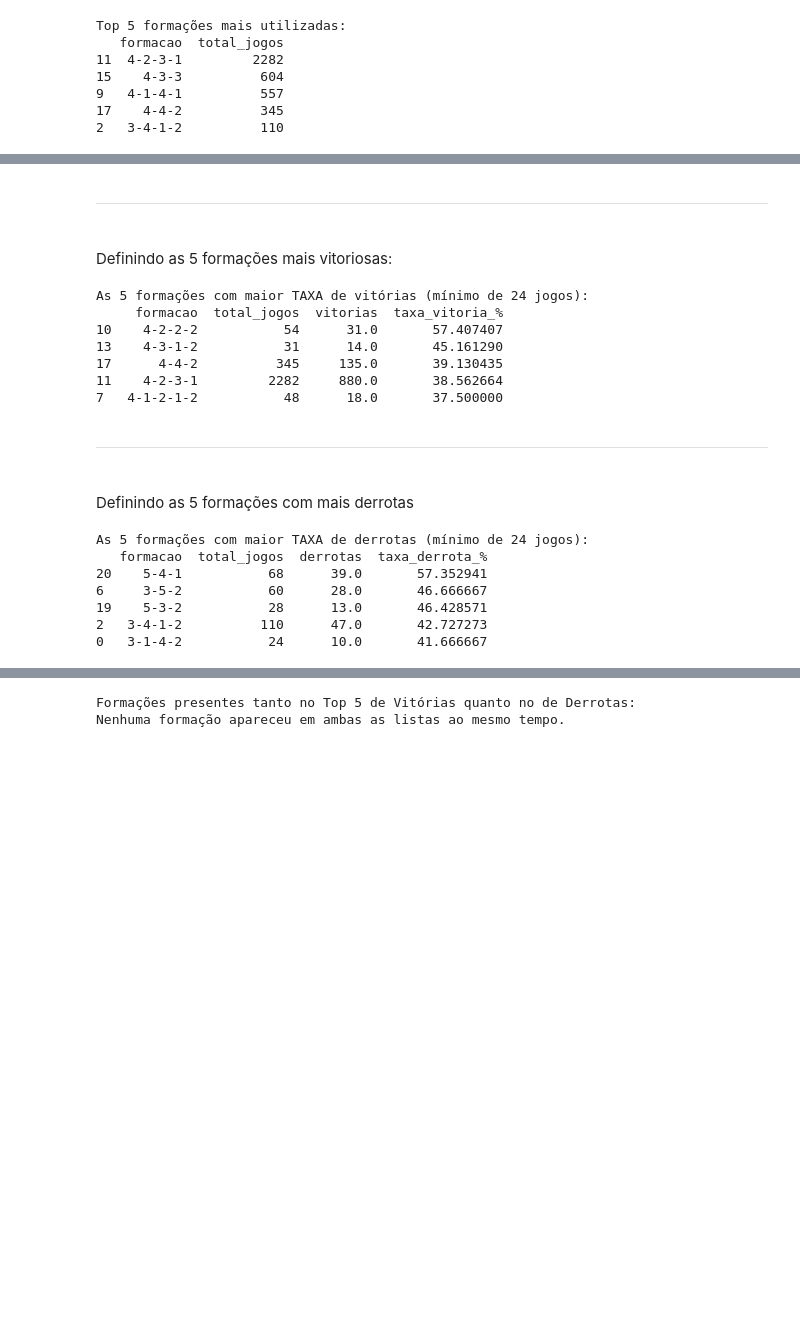
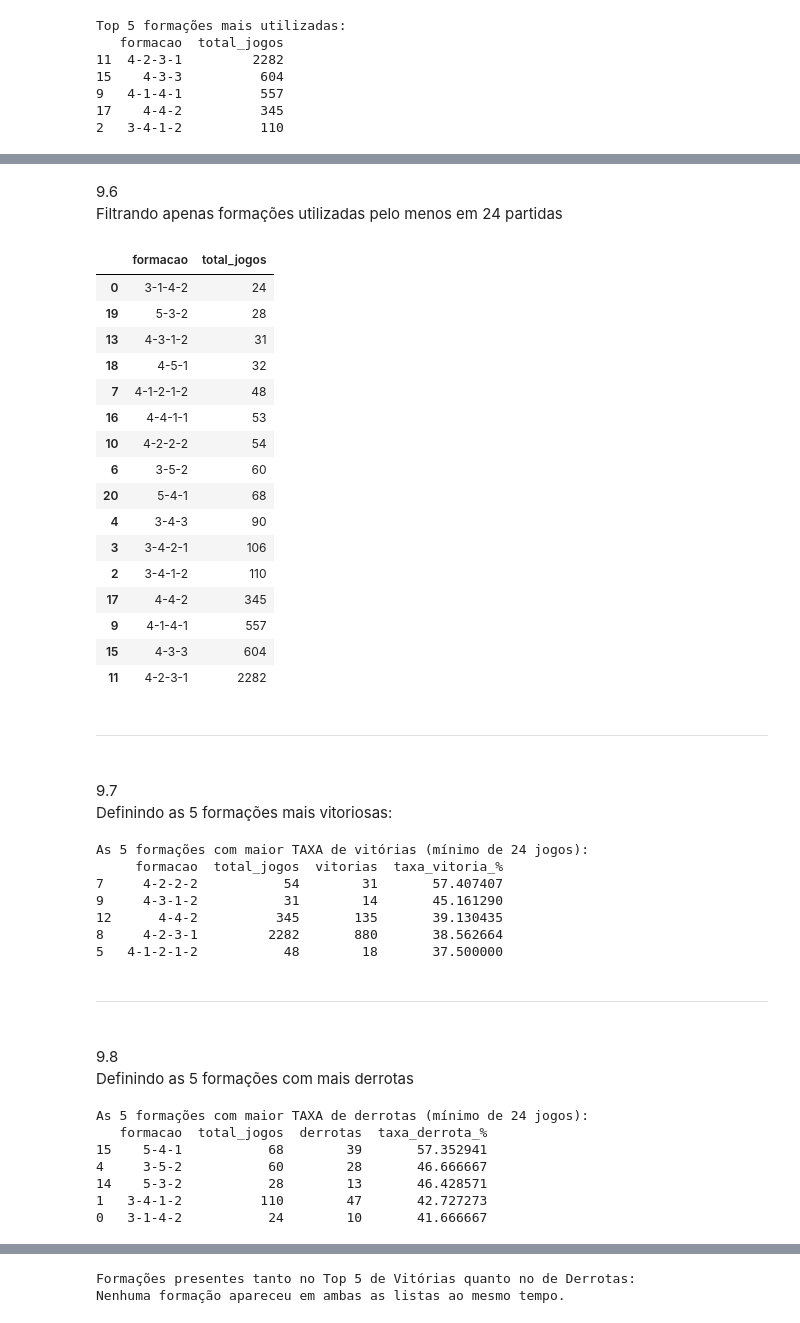
Before and after one commit to CharleneSantos/Caixaverso-FC5, a Jupyter notebook: notebooks/analises.ipynb, the cells around one changed output, grey strips where cells are left out. Drawn from its saved outputs; the diff is of its cells as text; code cells hidden in the pictures; blank space fills up the shorter version.

```diff
--- a/notebooks/analises.ipynb
+++ b/notebooks/analises.ipynb
@@ -1300,7 +1412,35 @@ Name: total_jogos, dtype: float64
+# %% [markdown]
+9.6
+<br>Filtrando apenas formações utilizadas pelo menos em 24 partidas
+# %%
+contagem_formacoes = df_formacao.groupby('formacao')['resultado'].count().reset_index(name='total_jogos')
+
+contagem_formacoes = contagem_formacoes[contagem_formacoes['total_jogos'] >= 24]
+
+contagem_formacoes.sort_values('total_jogos')
+# %% [output]
+|  | formacao | total_jogos |
+| 0 | 3-1-4-2 | 24 |
+| 19 | 5-3-2 | 28 |
+| 13 | 4-3-1-2 | 31 |
+| 18 | 4-5-1 | 32 |
+| 7 | 4-1-2-1-2 | 48 |
+| 16 | 4-4-1-1 | 53 |
+| 10 | 4-2-2-2 | 54 |
+| 6 | 3-5-2 | 60 |
+| 20 | 5-4-1 | 68 |
+| 4 | 3-4-3 | 90 |
+| 3 | 3-4-2-1 | 106 |
+| 2 | 3-4-1-2 | 110 |
+| 17 | 4-4-2 | 345 |
+| 9 | 4-1-4-1 | 557 |
+| 15 | 4-3-3 | 604 |
+| 11 | 4-2-3-1 | 2282 |
 # %% [markdown]
 <hr>
 <br>
-Definindo as 5 formações mais vitoriosas:
+9.7
+<br>Definindo as 5 formações mais vitoriosas:
 # %%
 # vitorias de cada formação
 apenas_vitoria = df_formacao[df_formacao['resultado'] == 'Vitória']
@@ -1310,9 +1450,6 @@ taxa_formacoes = pd.merge(contagem_formacoes, total_vitórias, on='formacao', ho
 # Preencher com 0 as formações que nunca venceram
 taxa_formacoes['vitorias'] = taxa_formacoes['vitorias'].fillna(0)
 
-# FILTRO: Manter apenas formações com 24 ou mais jogos
-taxa_formacoes = taxa_formacoes[taxa_formacoes['total_jogos'] >= 24]
-
 # Calcular a taxa de vitória (em porcentagem)
 taxa_formacoes['taxa_vitoria_%'] = (taxa_formacoes['vitorias'] / taxa_formacoes['total_jogos']) * 100
 
@@ -1324,15 +1461,16 @@ print(top_5_taxa_vitoria[['formacao', 'total_jogos', 'vitorias', 'taxa_vitoria_%
 # %% [output]
 As 5 formações com maior TAXA de vitórias (mínimo de 24 jogos):
      formacao  total_jogos  vitorias  taxa_vitoria_%
-10    4-2-2-2           54      31.0       57.407407
-13    4-3-1-2           31      14.0       45.161290
-17      4-4-2          345     135.0       39.130435
-11    4-2-3-1         2282     880.0       38.562664
-7   4-1-2-1-2           48      18.0       37.500000
+7     4-2-2-2           54        31       57.407407
+9     4-3-1-2           31        14       45.161290
+12      4-4-2          345       135       39.130435
+8     4-2-3-1         2282       880       38.562664
+5   4-1-2-1-2           48        18       37.500000
 # %% [markdown]
 <hr>
 <br>
-Definindo as 5 formações com mais derrotas
+9.8
+<br>Definindo as 5 formações com mais derrotas
 # %%
 # derrotas de cada formação
 apenas_derrota = df_formacao[df_formacao['resultado'] == 'Derrota']
@@ -1342,9 +1480,6 @@ taxa_formacoes = pd.merge(contagem_formacoes, total_derrotas, on='formacao', how
 # Preencher com 0 as formações que nunca perderam
 taxa_formacoes['derrotas'] = taxa_formacoes['derrotas'].fillna(0)
 
-# FILTRO: Manter apenas formações com 24 ou mais jogos
-taxa_formacoes = taxa_formacoes[taxa_formacoes['total_jogos'] >= 24]
-
 # Calcular a taxa de derrota (em porcentagem)
 taxa_formacoes['taxa_derrota_%'] = (taxa_formacoes['derrotas'] / taxa_formacoes['total_jogos']) * 100
 
@@ -1356,11 +1491,11 @@ print(top_5_taxa_derrota[['formacao', 'total_jogos', 'derrotas', 'taxa_derrota_%
 # %% [output]
 As 5 formações com maior TAXA de derrotas (mínimo de 24 jogos):
    formacao  total_jogos  derrotas  taxa_derrota_%
-20    5-4-1           68      39.0       57.352941
-6     3-5-2           60      28.0       46.666667
-19    5-3-2           28      13.0       46.428571
-2   3-4-1-2          110      47.0       42.727273
-0   3-1-4-2           24      10.0       41.666667
+15    5-4-1           68        39       57.352941
+4     3-5-2           60        28       46.666667
+14    5-3-2           28        13       46.428571
+1   3-4-1-2          110        47       42.727273
+0   3-1-4-2           24        10       41.666667
 # %% [markdown]
 <hr>
 <br>
```
Also changed, not shown: parts of 106 cells of this notebook, 1 other file.
